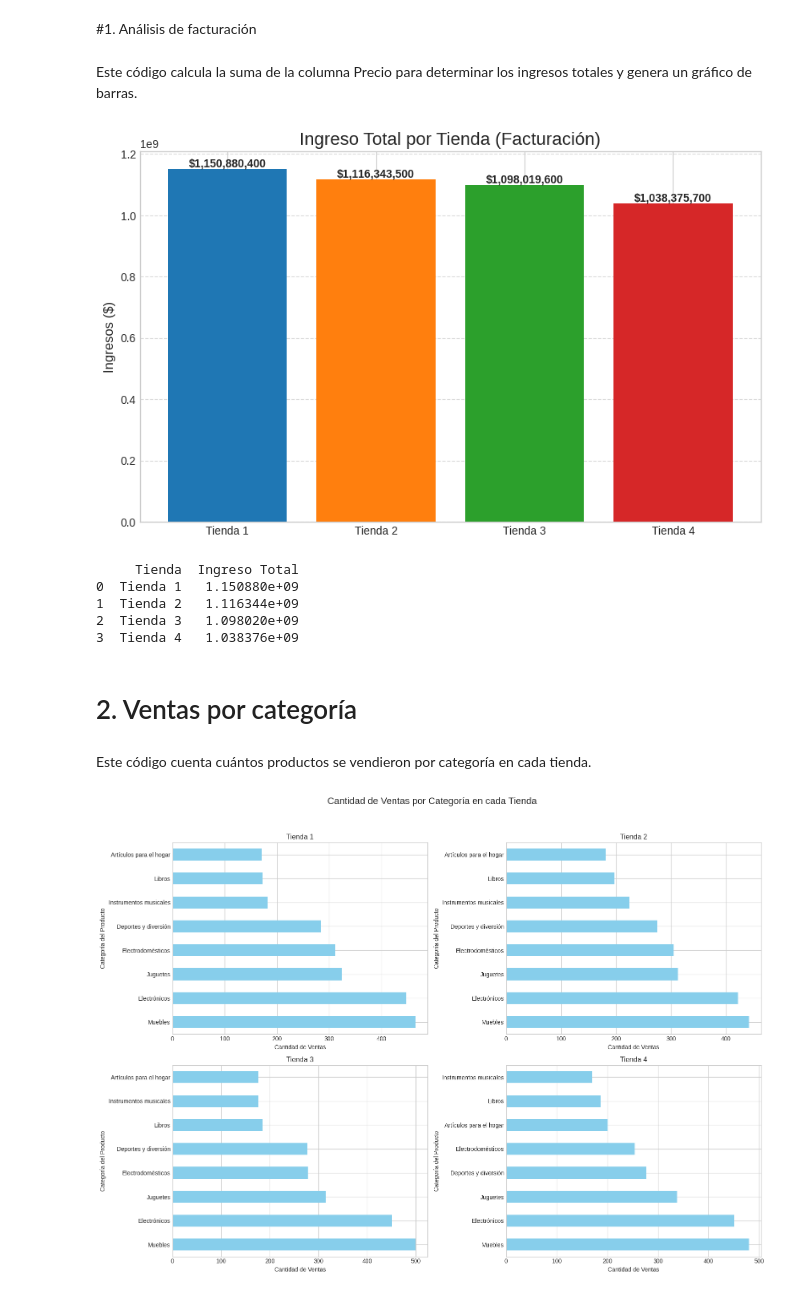
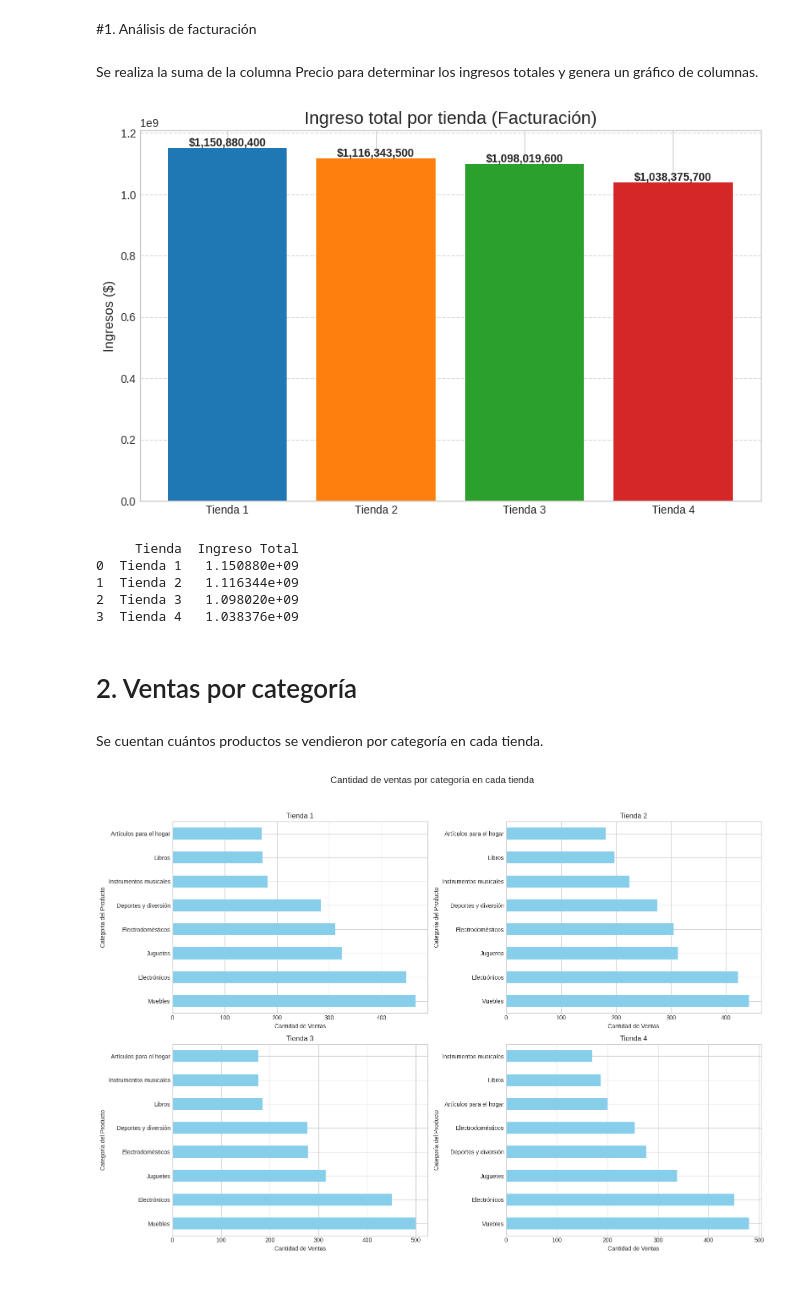
Before and after one commit to hectorcaraucan/Data_Science_Alura_Store, a Jupyter notebook: AluraStoreLatam.ipynb, the cells around one changed output. Drawn from its saved outputs; the diff is of its cells as text; code cells hidden in the pictures.

```diff
--- a/AluraStoreLatam.ipynb
+++ b/AluraStoreLatam.ipynb
@@ -48,32 +48,32 @@ except FileNotFoundError:
 # %% [markdown]
 #1. Análisis de facturación
 # %% [markdown]
-Este código calcula la suma de la columna Precio para determinar los ingresos totales y genera un gráfico de barras.
+Se realiza la suma de la columna Precio para determinar los ingresos totales y genera un gráfico de columnas.
 # %%
 # Calcular ingreso total por tienda
 ingresos = [t['Precio'].sum() for t in tiendas]
 
 # Crear DataFrame para visualizar
 df_ingresos = pd.DataFrame({'Tienda': nombres_tiendas, 'Ingreso Total': ingresos})
 
 # Visualización
 plt.figure(figsize=(10, 6))
 barras = plt.bar(df_ingresos['Tienda'], df_ingresos['Ingreso Total'], color=['#1f77b4', '#ff7f0e', '#2ca02c', '#d62728'])
 
 # Añadir etiquetas de valor encima de las barras
 for bar in barras:
     yval = bar.get_height()
     plt.text(bar.get_x() + bar.get_width()/2, yval, f'${yval:,.0f}', ha='center', va='bottom', fontweight='bold')
 
-plt.title('Ingreso Total por Tienda (Facturación)', fontsize=16)
+plt.title('Ingreso total por tienda (Facturación)', fontsize=16)
 plt.ylabel('Ingresos ($)', fontsize=12)
 plt.grid(axis='y', linestyle='--', alpha=0.7)
 plt.show()
 
 # Mostrar datos numéricos
 print(df_ingresos)
 # %% [output]
-[figure, old version]
+[figure, new version]
      Tienda  Ingreso Total
 0  Tienda 1   1.150880e+09
 1  Tienda 2   1.116344e+09
@@ -82,7 +82,7 @@ print(df_ingresos)
 # %% [markdown]
 # 2. Ventas por categoría
 # %% [markdown]
-Este código cuenta cuántos productos se vendieron por categoría en cada tienda.
+Se cuentan cuántos productos se vendieron por categoría en cada tienda.
 # %%
 # Vamos a graficar las categorías más populares para la Tienda 1 como ejemplo,
 # y mostraremos los datos de todas.
```
Also changed, not shown: parts of 7 cells of this notebook.
